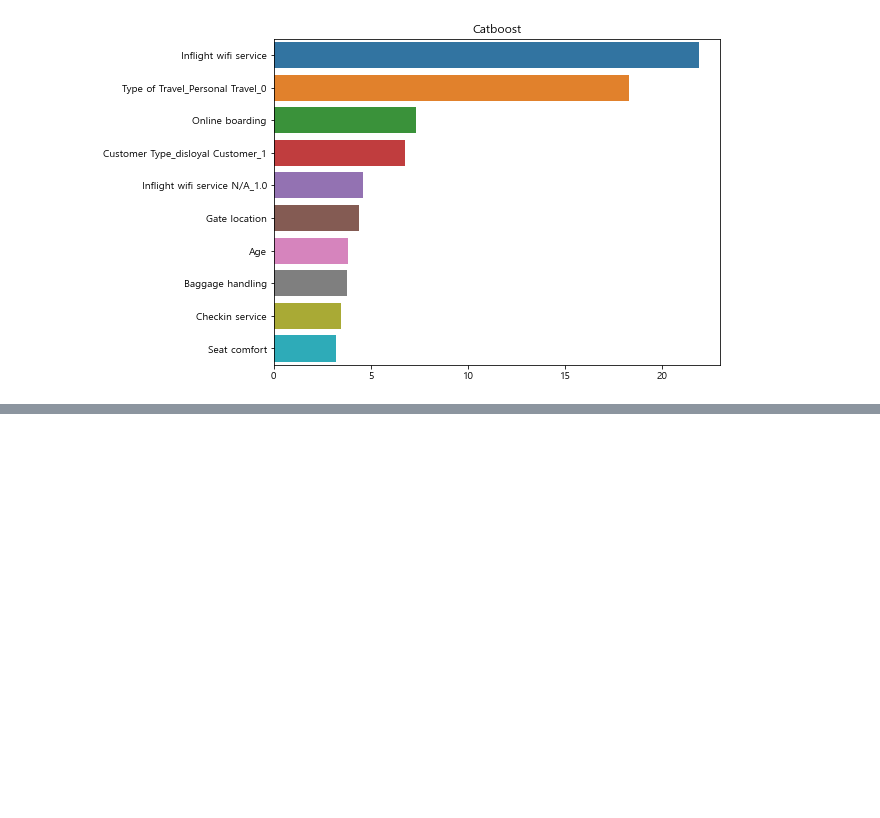
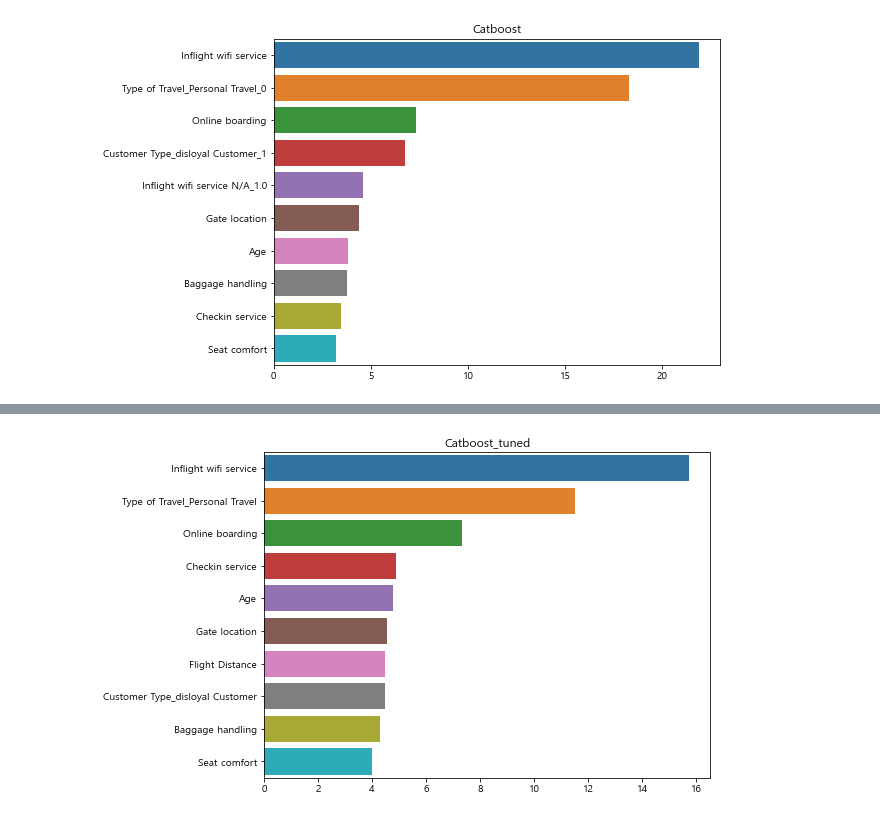
Before and after one commit to boohyunkim/Airline, a Jupyter notebook: Airline/Airline_Modeling(Revised).ipynb, the cells around one changed output, grey strips where cells are left out. Saved outputs shown, nothing was run; the diff lists cells and outputs as text; code cells hidden in the pictures; blank space fills up the shorter version.

```diff
--- a/Airline/Airline_Modeling(Revised).ipynb
+++ b/Airline/Airline_Modeling(Revised).ipynb
@@ -331,0 +747,13 @@ plt.rcParams['font.family'] = 'Malgun Gothic'
+# %%
+ft_importance_values = tuned_cat.feature_importances_
+plt.rcParams['font.family'] = 'Malgun Gothic'
+ft_series = pd.Series(ft_importance_values, index = x_train.columns)
+ft_top10 = ft_series.sort_values(ascending=False)[:10]
+
+plt.figure(figsize=(8,6))
+sns.barplot(x=ft_top10, y=ft_top10.index)
+plt.title('Catboost_tuned')
+plt.show()
+plt.rcParams['font.family'] = 'Malgun Gothic'
+# %% [output]
+[figure, added]
```
Also changed, not shown: parts of 13 cells of this notebook.
